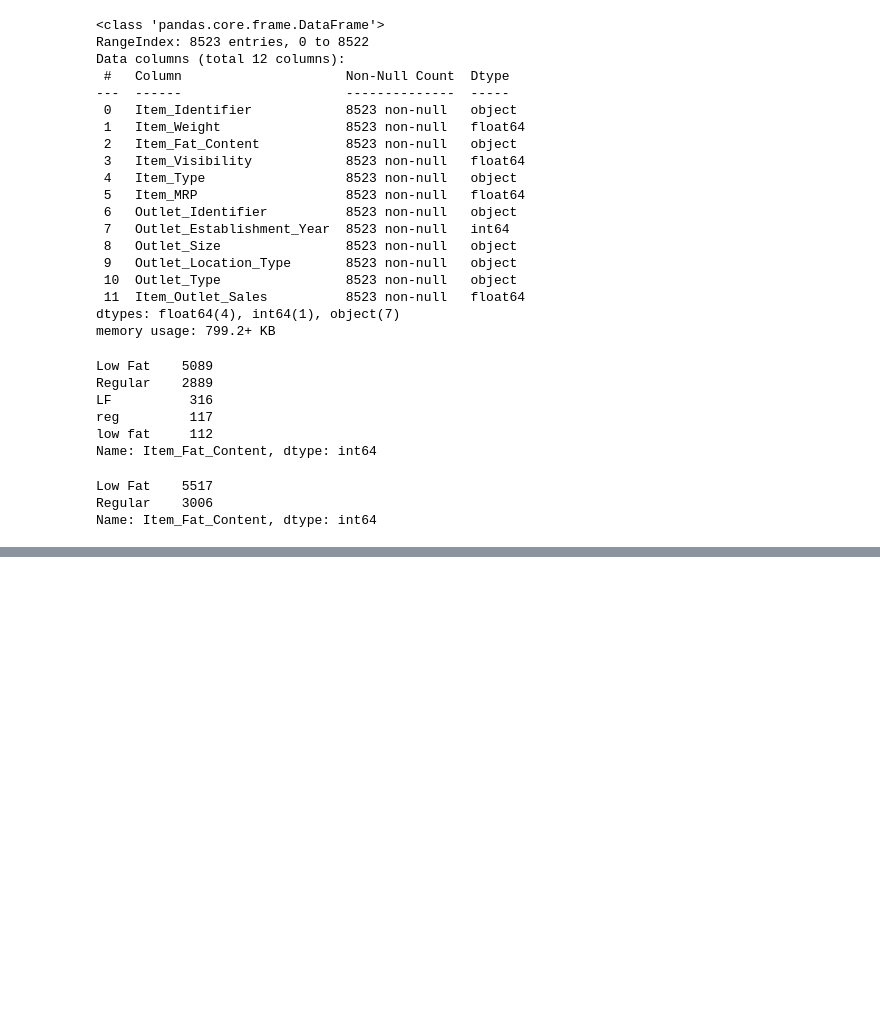
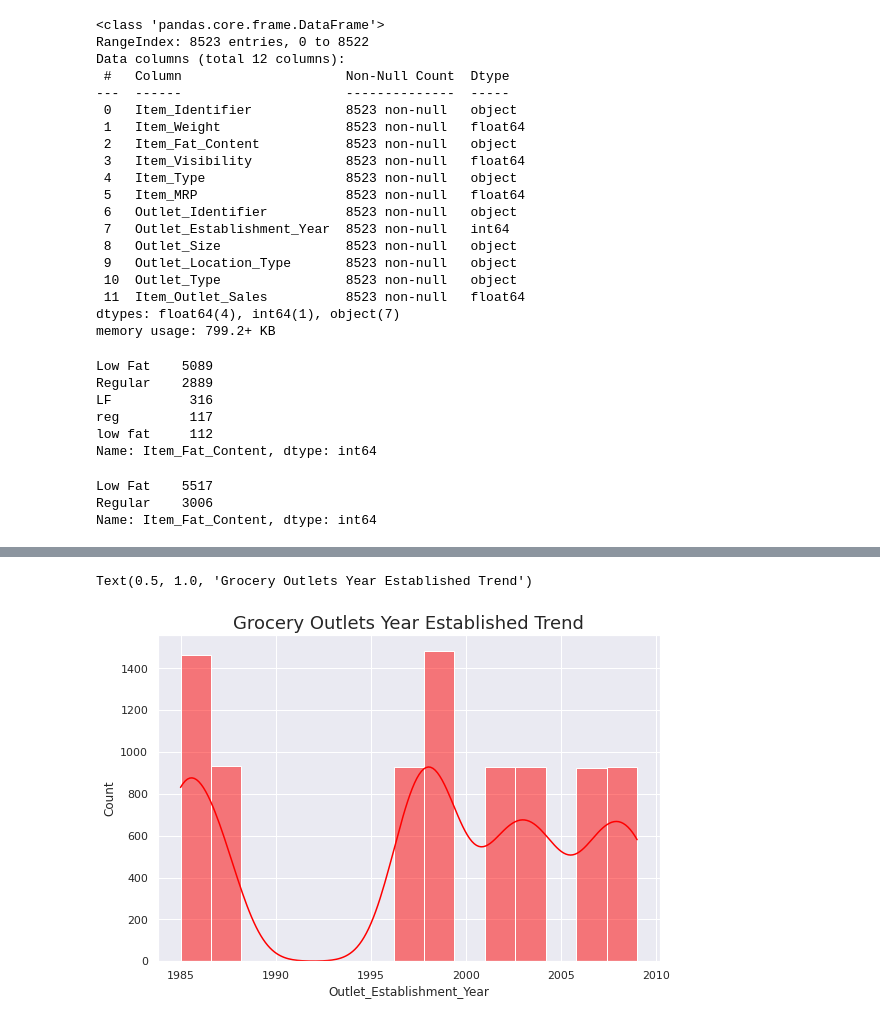
Before and after one commit to kriti-sidram/Sales-Predictions, a Jupyter notebook: GrocerySales_Predictions.ipynb, the cells around one changed output, grey strips where cells are left out. Drawn from its saved outputs; the diff is of its cells as text; code cells hidden in the pictures; blank space fills up the shorter version.

```diff
--- a/GrocerySales_Predictions.ipynb
+++ b/GrocerySales_Predictions.ipynb
@@ -302,0 +383,13 @@ Name: Item_Outlet_Sales, dtype: float64
+# %%
+# Histogram of Outlet Established Year :
+
+plt.figure(figsize = (9,6))
+sns.set_theme(style='darkgrid')
+sns.histplot(x='Outlet_Establishment_Year',
+             data = sales_data,
+             color = 'red',
+             kde = True)
+plt.title('Grocery Outlets Year Established Trend', fontsize = 18)
+# %% [output]
+Text(0.5, 1.0, 'Grocery Outlets Year Established Trend')
+[figure, added]
```
Also changed, not shown: parts of 14 cells of this notebook.
